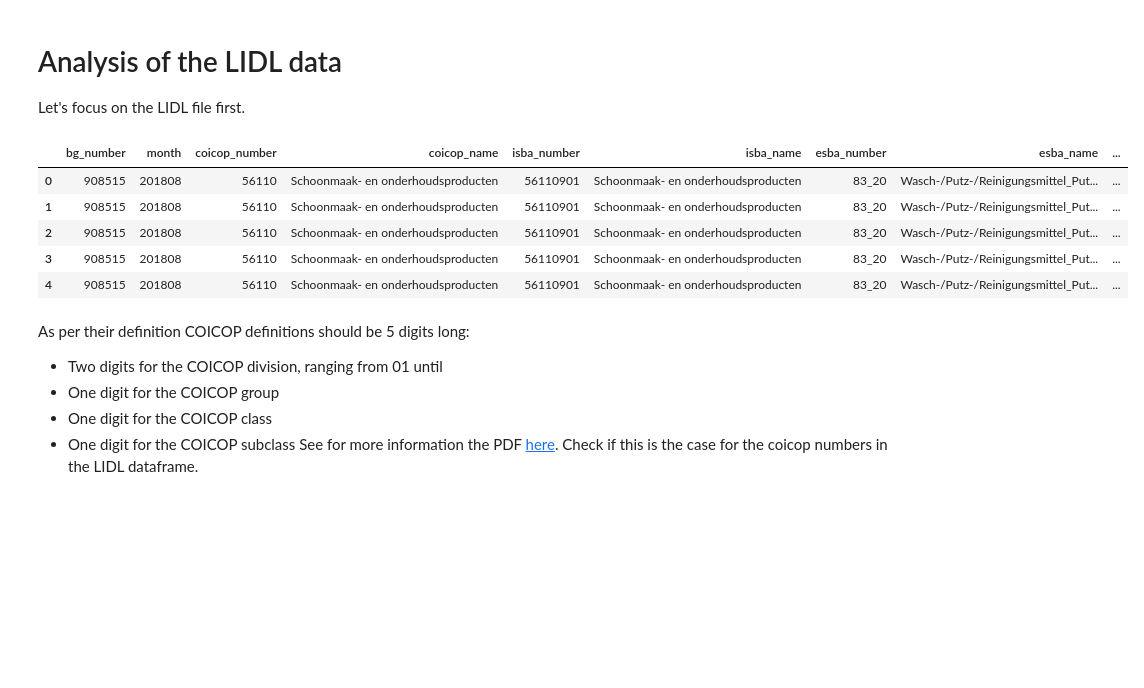
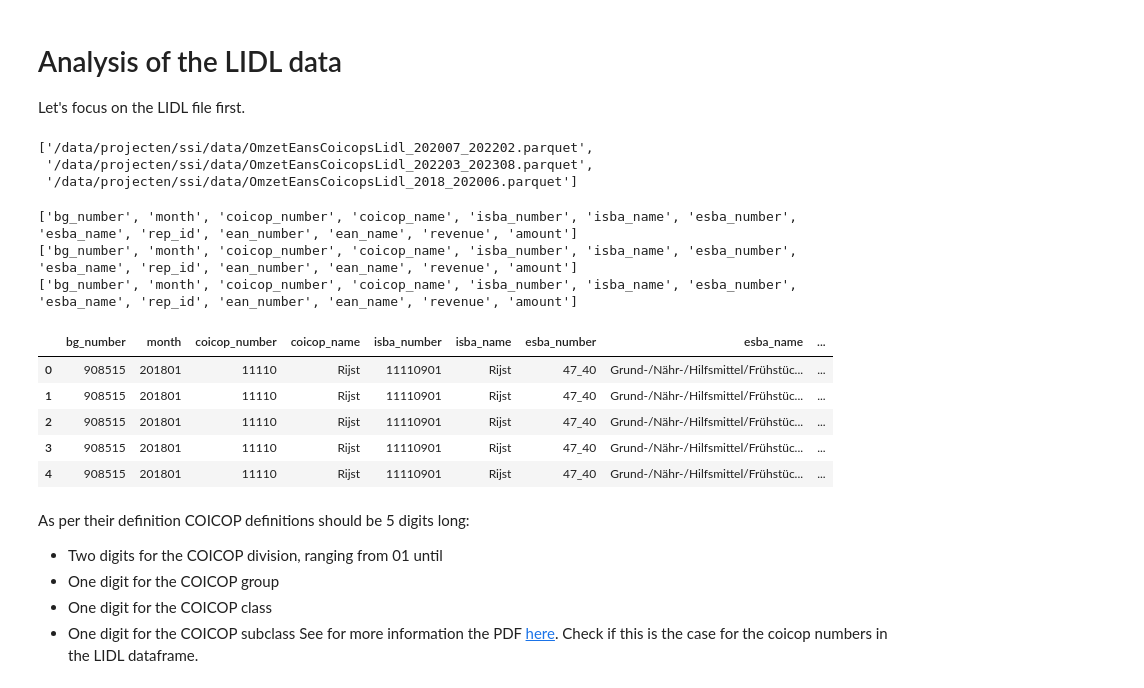
Before and after one commit to ssi-wp3/ssi-wp3, a Jupyter notebook: Notebooks/01a-Data-Exploration.ipynb, the cells around one changed output. Saved outputs shown, nothing was run; the diff lists cells and outputs as text; code cells hidden in the pictures; blank space fills up the shorter version.

```diff
--- a/Notebooks/01a-Data-Exploration.ipynb
+++ b/Notebooks/01a-Data-Exploration.ipynb
@@ -30,3 +31,17 @@ os.listdir(data_directory)
 # Analysis of the LIDL data
 
 Let's focus on the LIDL file first.
+# %%
+lidl_revenue_files = [os.path.join(data_directory, filename) for filename in os.listdir(data_directory) if filename.startswith("Omzet") and "Lidl" in filename]
+lidl_revenue_files
+# %% [output]
+['/data/projecten/ssi/data/OmzetEansCoicopsLidl_202007_202202.parquet',
+ '/data/projecten/ssi/data/OmzetEansCoicopsLidl_202203_202308.parquet',
+ '/data/projecten/ssi/data/OmzetEansCoicopsLidl_2018_202006.parquet']
+# %%
+for revenue_file in lidl_revenue_files:
+    print(list(pd.read_parquet(revenue_file, engine="pyarrow").columns))
+# %% [output]
+['bg_number', 'month', 'coicop_number', 'coicop_name', 'isba_number', 'isba_name', 'esba_number', 'esba_name', 'rep_id', 'ean_number', 'ean_name', 'revenue', 'amount']
+['bg_number', 'month', 'coicop_number', 'coicop_name', 'isba_number', 'isba_name', 'esba_number', 'esba_name', 'rep_id', 'ean_number', 'ean_name', 'revenue', 'amount']
+['bg_number', 'month', 'coicop_number', 'coicop_name', 'isba_number', 'isba_name', 'esba_number', 'esba_name', 'rep_id', 'ean_number', 'ean_name', 'revenue', 'amount']
@@ -33,13 +52,13 @@ Let's focus on the LIDL file first.
 # %%
-lidl_df = pd.read_parquet(os.path.join(data_directory, 'OmzetEansCoicopsLidl_2018_202006.parquet'), engine="pyarrow")
+lidl_df = pd.read_parquet(os.path.join(data_directory, 'ssi_omzet_eans_coicops_lidl_2018_202308.parquet'), engine="pyarrow")
 lidl_df.head()
 # %% [output]
 |  | bg_number | month | coicop_number | coicop_name | isba_number | isba_name | esba_number | esba_name | ... |
-| 0 | 908515 | 201808 | 56110 | Schoonmaak- en onderhoudsproducten | 56110901 | Schoonmaak- en onderhoudsproducten | 83_20 | Wasch-/Putz-/Reinigungsmittel_Put... | ... |
-| 1 | 908515 | 201808 | 56110 | Schoonmaak- en onderhoudsproducten | 56110901 | Schoonmaak- en onderhoudsproducten | 83_20 | Wasch-/Putz-/Reinigungsmittel_Put... | ... |
-| 2 | 908515 | 201808 | 56110 | Schoonmaak- en onderhoudsproducten | 56110901 | Schoonmaak- en onderhoudsproducten | 83_20 | Wasch-/Putz-/Reinigungsmittel_Put... | ... |
-| 3 | 908515 | 201808 | 56110 | Schoonmaak- en onderhoudsproducten | 56110901 | Schoonmaak- en onderhoudsproducten | 83_20 | Wasch-/Putz-/Reinigungsmittel_Put... | ... |
-| 4 | 908515 | 201808 | 56110 | Schoonmaak- en onderhoudsproducten | 56110901 | Schoonmaak- en onderhoudsproducten | 83_20 | Wasch-/Putz-/Reinigungsmittel_Put... | ... |
+| 0 | 908515 | 201801 | 11110 | Rijst | 11110901 | Rijst | 47_40 | Grund-/Nähr-/Hilfsmittel/Frühstüc... | ... |
+| 1 | 908515 | 201801 | 11110 | Rijst | 11110901 | Rijst | 47_40 | Grund-/Nähr-/Hilfsmittel/Frühstüc... | ... |
+| 2 | 908515 | 201801 | 11110 | Rijst | 11110901 | Rijst | 47_40 | Grund-/Nähr-/Hilfsmittel/Frühstüc... | ... |
+| 3 | 908515 | 201801 | 11110 | Rijst | 11110901 | Rijst | 47_40 | Grund-/Nähr-/Hilfsmittel/Frühstüc... | ... |
+| 4 | 908515 | 201801 | 11110 | Rijst | 11110901 | Rijst | 47_40 | Grund-/Nähr-/Hilfsmittel/Frühstüc... | ... |
 # %% [markdown]
 As per their definition COICOP definitions should be 5 digits long:
 - Two digits for the COICOP division, ranging from 01 until
```
Also changed, not shown: parts of 25 cells of this notebook, 1 other file.
